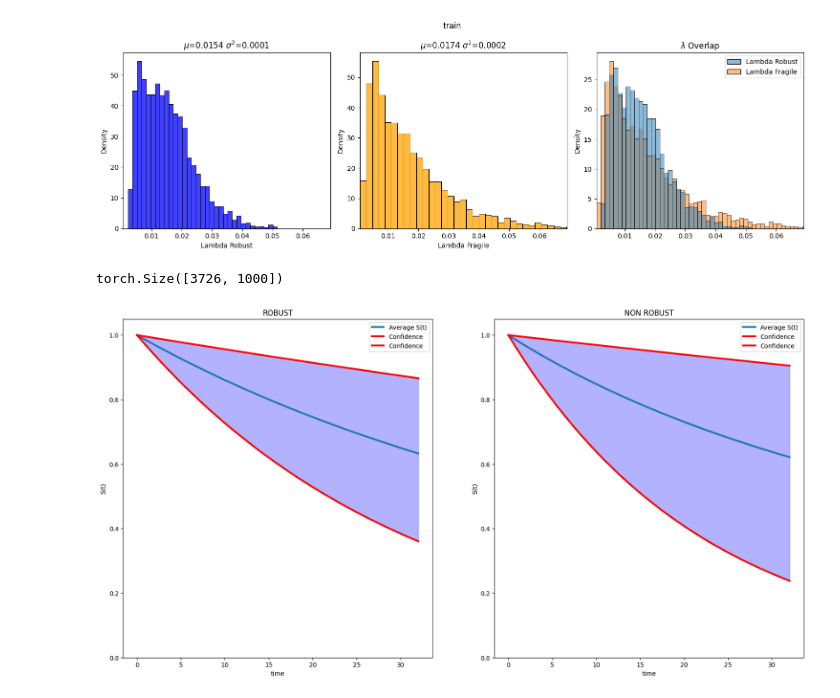
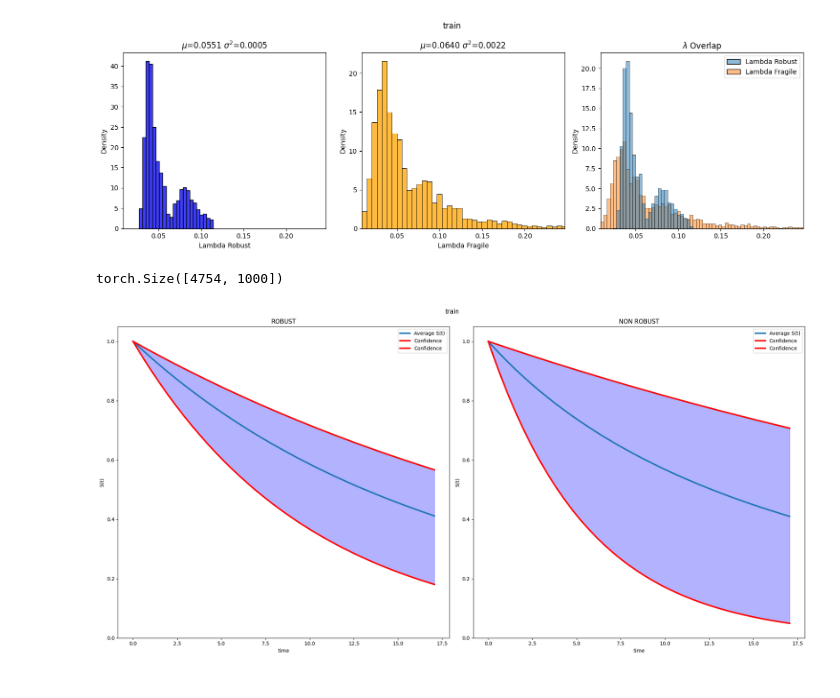
Before and after one commit to mlpotter/SAWAR, a Jupyter notebook: main_minimax.ipynb, the cells around one changed output. Drawn from its saved outputs; the diff is of its cells as text; code cells hidden in the pictures.

Commit message:
update visualization and main minimax

```diff
--- a/main_minimax.ipynb
+++ b/main_minimax.ipynb
@@ -54,15 +54,15 @@ args.norm=np.inf
 args.bound_type = "CROWN-IBP"
 args.num_epochs=150
 args.lr = 1e-3
-args.batch_size= 256
+args.batch_size= 512
 args.scheduler_name = "SmoothedScheduler"
 args.scheduler_opts = "start=100,length=10"
 args.hidden_dims = [50,50]
 args.pareto = [0.1,0.9]
 args.save_model = ""
-args.dataset = "Framingham"
+args.dataset = "dataDIVAT1"
 args.loss_wrapper="rhc_rank"
-args.weight = 1.0
+args.weight = 1 / args.batch_size
 args.sigma = 1.0
 # %%
 # GOOD DATASETS
@@ -180,9 +193,9 @@ Exponential rate parameters:  0.014243746090981868
 # %%
 visualize_individual_lambda_histograms(clf_fragile,clf_robust,dataloader_train,suptitle="train")
 # %% [output]
-[figure, old version]
+[figure, new version]
 # %%
-visualize_curve_distributions(clf_fragile,clf_robust,dataloader_train)
+visualize_curve_distributions(clf_fragile,clf_robust,dataloader_train,suptitle="train")
 # %% [output]
-torch.Size([3726, 1000])
+torch.Size([4754, 1000])
-[figure, old version]
+[figure, new version]
```
Also changed, not shown: parts of 18 cells of this notebook, 3 other files.
